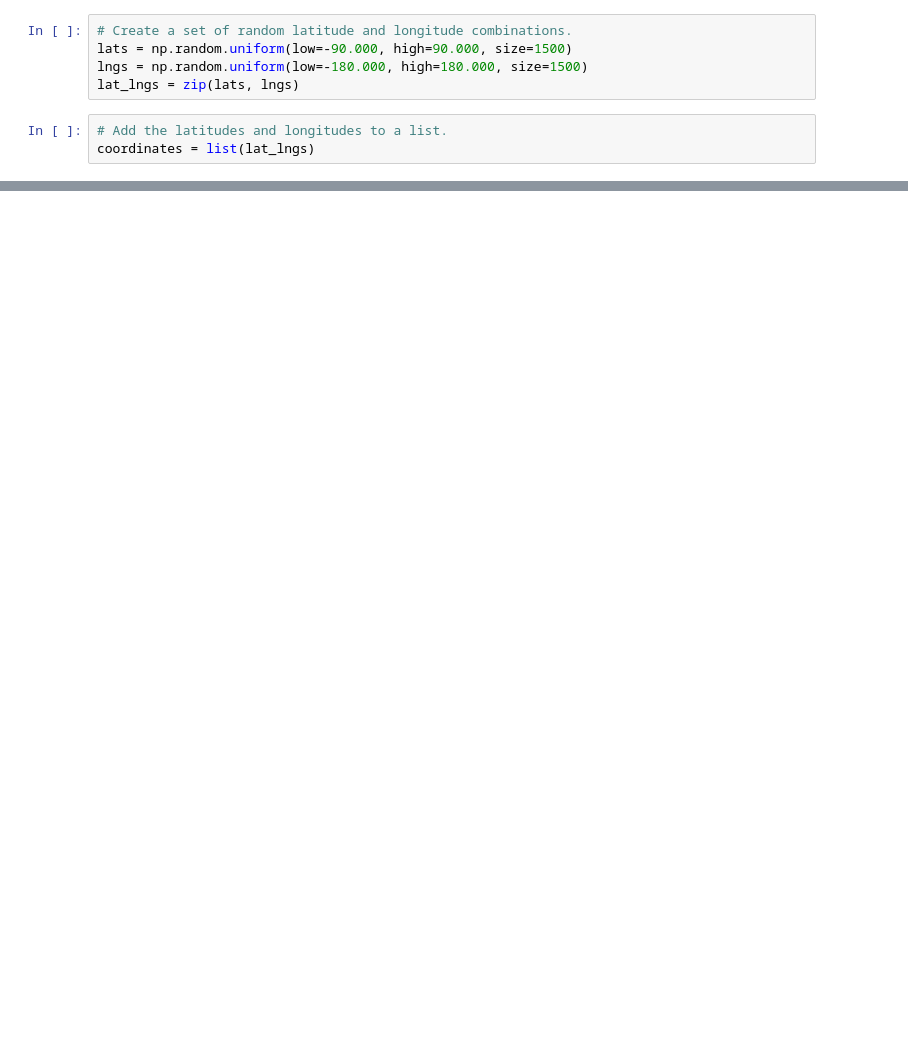
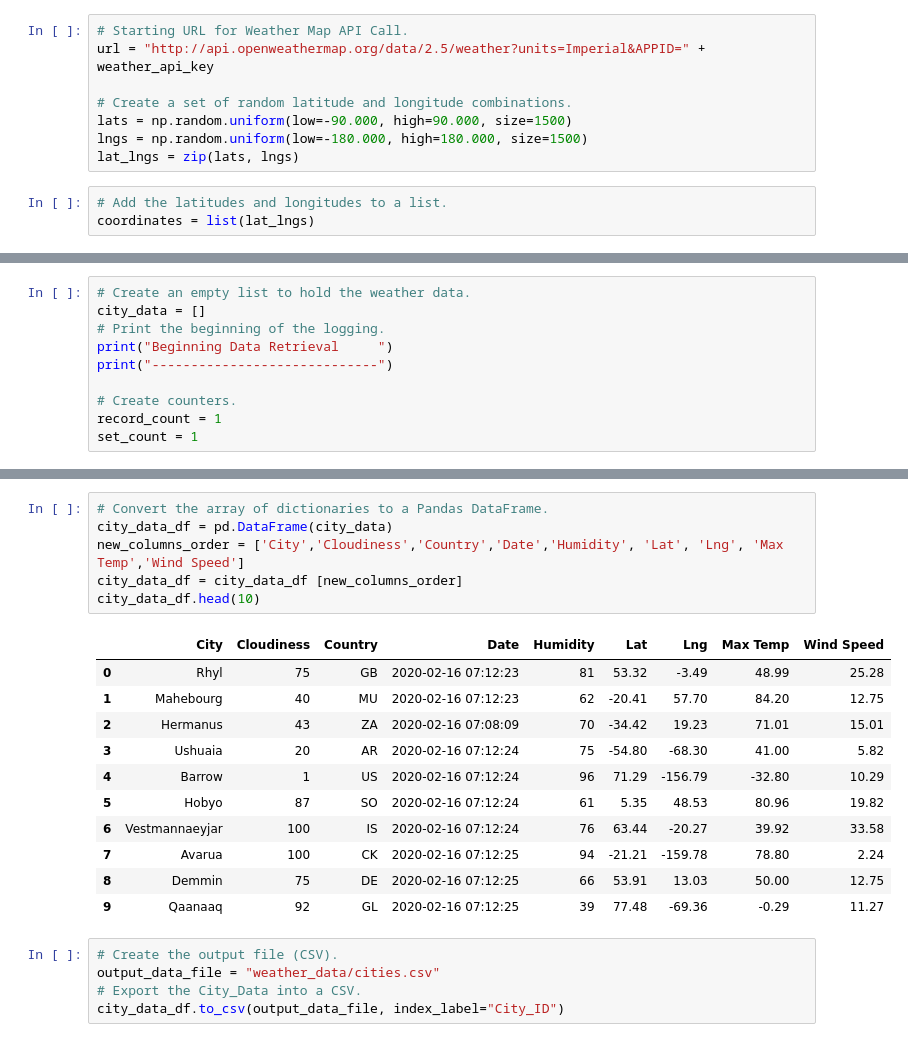
Before and after one commit to Khanguye/World_Weather_Analysis, a Jupyter notebook: WeatherPy.ipynb, the cells around one changed output, grey strips where cells are left out. Cells and saved outputs as stored; diff of their text form; blank space fills up the shorter version.

```diff
--- a/WeatherPy.ipynb
+++ b/WeatherPy.ipynb
@@ -7,4 +13,7 @@ from citipy import citipy
 # %%
+# Starting URL for Weather Map API Call.
+url = "http://api.openweathermap.org/data/2.5/weather?units=Imperial&APPID=" + weather_api_key
+
 # Create a set of random latitude and longitude combinations.
 lats = np.random.uniform(low=-90.000, high=90.000, size=1500)
 lngs = np.random.uniform(low=-180.000, high=180.000, size=1500)
@@ -48,0 +38,10 @@ cities
+# %%
+# Create an empty list to hold the weather data.
+city_data = []
+# Print the beginning of the logging.
+print("Beginning Data Retrieval     ")
+print("-----------------------------")
+
+# Create counters.
+record_count = 1
+set_count = 1
@@ -48,0 +119,23 @@ cities
+# %%
+# Convert the array of dictionaries to a Pandas DataFrame.
+city_data_df = pd.DataFrame(city_data)
+new_columns_order = ['City','Cloudiness','Country','Date','Humidity', 'Lat', 'Lng', 'Max Temp','Wind Speed']
+city_data_df = city_data_df [new_columns_order]
+city_data_df.head(10)
+# %% [output]
+|  | City | Cloudiness | Country | Date | Humidity | Lat | Lng | Max Temp | Wind Speed |
+| 0 | Rhyl | 75 | GB | 2020-02-16 07:12:23 | 81 | 53.32 | -3.49 | 48.99 | 25.28 |
+| 1 | Mahebourg | 40 | MU | 2020-02-16 07:12:23 | 62 | -20.41 | 57.70 | 84.20 | 12.75 |
+| 2 | Hermanus | 43 | ZA | 2020-02-16 07:08:09 | 70 | -34.42 | 19.23 | 71.01 | 15.01 |
+| 3 | Ushuaia | 20 | AR | 2020-02-16 07:12:24 | 75 | -54.80 | -68.30 | 41.00 | 5.82 |
+| 4 | Barrow | 1 | US | 2020-02-16 07:12:24 | 96 | 71.29 | -156.79 | -32.80 | 10.29 |
+| 5 | Hobyo | 87 | SO | 2020-02-16 07:12:24 | 61 | 5.35 | 48.53 | 80.96 | 19.82 |
+| 6 | Vestmannaeyjar | 100 | IS | 2020-02-16 07:12:24 | 76 | 63.44 | -20.27 | 39.92 | 33.58 |
+| 7 | Avarua | 100 | CK | 2020-02-16 07:12:25 | 94 | -21.21 | -159.78 | 78.80 | 2.24 |
+| 8 | Demmin | 75 | DE | 2020-02-16 07:12:25 | 66 | 53.91 | 13.03 | 50.00 | 12.75 |
+| 9 | Qaanaaq | 92 | GL | 2020-02-16 07:12:25 | 39 | 77.48 | -69.36 | -0.29 | 11.27 |
+# %%
+# Create the output file (CSV).
+output_data_file = "weather_data/cities.csv"
+# Export the City_Data into a CSV.
+city_data_df.to_csv(output_data_file, index_label="City_ID")
```
Also changed, not shown: parts of 5 cells of this notebook, 3 other files.
